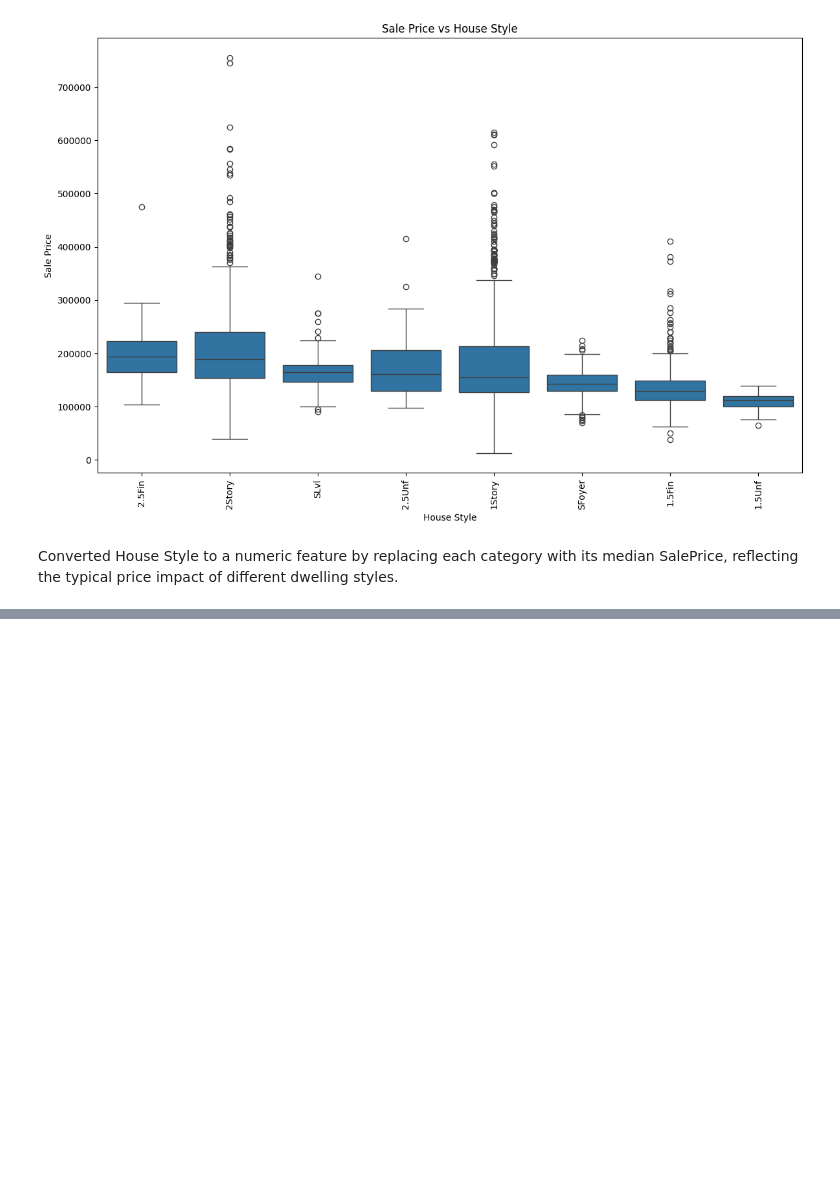
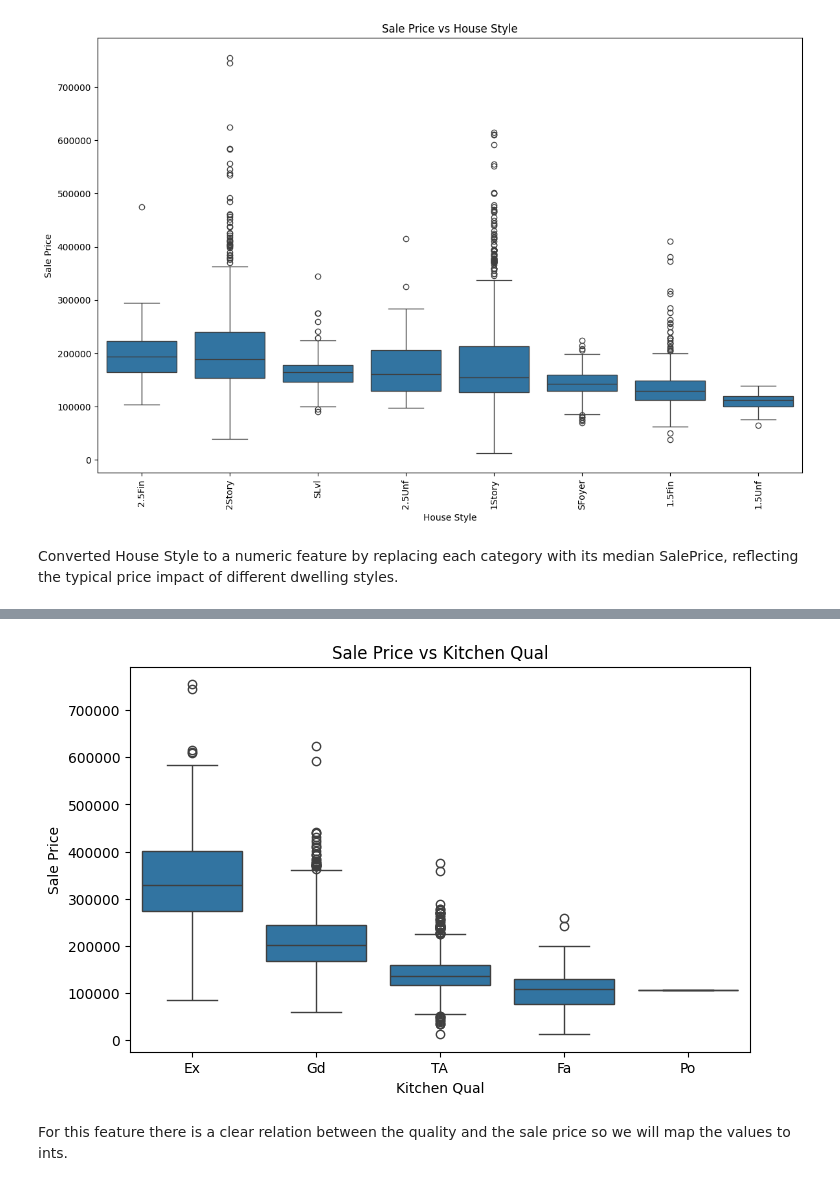
Before and after one commit to hedesiustefan/ML_Project, a Jupyter notebook: cat_feat_encode.ipynb, the cells around one changed output, grey strips where cells are left out. Drawn from its saved outputs; the diff is of its cells as text; code cells hidden in the pictures; blank space fills up the shorter version.

```diff
--- a/cat_feat_encode.ipynb
+++ b/cat_feat_encode.ipynb
@@ -613,0 +850,12 @@ Converted House Style to a numeric feature by replacing each category with its m
+# %%
+def simplify_foundation(fnd):
+    if fnd in ['PConc', 'CBlock']:
+        return fnd
+    else:
+        return 'Other'
+
+df_copy['Foundation_Simp'] = df_copy['Foundation'].apply(simplify_foundation)
+
+df_copy = pd.get_dummies(df_copy, columns=['Foundation_Simp'], prefix='Foundation')
+
+df_copy.drop(['Foundation'], axis=1, inplace=True)
@@ -613,0 +883,4 @@ Converted House Style to a numeric feature by replacing each category with its m
+# %%
+df_copy['Central_Air'] = (df_copy['Central Air'] == 'Y').astype(int)
+
+df_copy.drop(['Central Air'], axis=1, inplace=True)
@@ -613,0 +905,13 @@ Converted House Style to a numeric feature by replacing each category with its m
+# %%
+kitchen_qual_order = ['Ex', 'Gd', 'TA', 'Fa', 'Po']
+
+plt.figure(figsize=(8, 5))
+sns.boxplot(x='Kitchen Qual', y='SalePrice', data=df_copy, order=kitchen_qual_order)
+plt.xlabel('Kitchen Qual')
+plt.ylabel('Sale Price')
+plt.title('Sale Price vs Kitchen Qual')
+plt.show()
+# %% [output]
+[figure, added]
+# %% [markdown]
+For this feature there is a clear relation between the quality and the sale price so we will map the values to ints.
```
Also changed, not shown: parts of 30 cells of this notebook.
